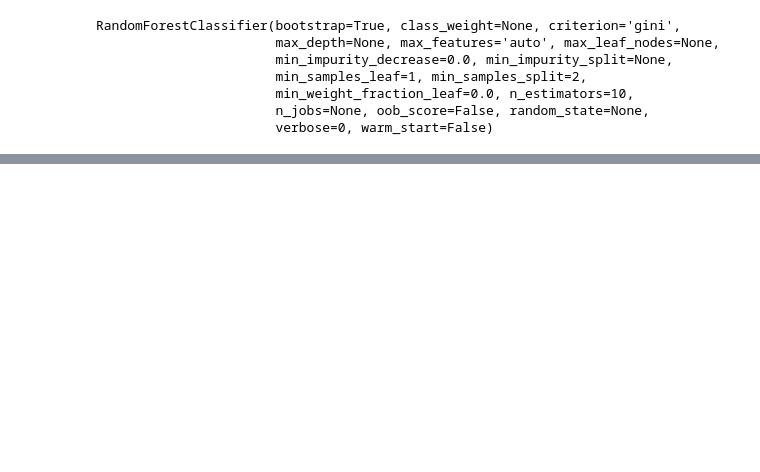
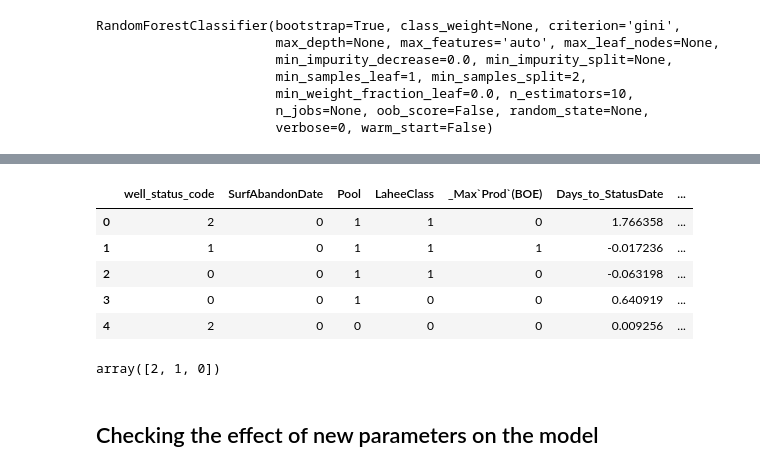
Before and after one commit to Mghane/reCLAIM-2019-Competition, a Jupyter notebook: Classification_Meisam.ipynb, the cells around one changed output, grey strips where cells are left out. Cells and saved outputs as stored; diff of their text form; code cells hidden in the pictures; blank space fills up the shorter version.

Commit message:
Adding more features to predictive model. Trying GBM and XgBoost

```diff
--- a/Classification_Meisam.ipynb
+++ b/Classification_Meisam.ipynb
@@ -1315,0 +1371,7 @@ weighted avg       0.80      0.81      0.80    176602
+# %%
+# Merge All BC data together
+df_train_processed['PSACAreaCode']=df_train_processed['PSACAreaCode'].where((df_train_processed['PSACAreaCode']!='BC0') &
+                                         (df_train_processed['PSACAreaCode']!='BC1') &
+                                         (df_train_processed['PSACAreaCode']!='BC2') &
+                                         (df_train_processed['PSACAreaCode']!='BC3'), 'BC')
+df_train_processed['PSACAreaCode'].unique()
@@ -1315,0 +1388,4 @@ weighted avg       0.80      0.81      0.80    176602
+# %%
+TVD_ss = RobustScaler()
+df_train_processed['Days_to_StatusDate'] =  TVD_ss.fit_transform(df_train_processed[['Days_to_StatusDate']])
+df_train_processed.describe().round(2)
@@ -1315,0 +1423,10 @@ weighted avg       0.80      0.81      0.80    176602
+# %%
+df_train_processed.dropna(inplace=True)
+df_train_processed['well_status_code'] = df_train_processed['well_status_code'].astype('int8')
+df_train_processed['SurfAbandonDate'] = df_train_processed['SurfAbandonDate'].astype('int8')
+df_train_processed['Pool'] = df_train_processed['Pool'].astype('int8')
+df_train_processed['LaheeClass'] = df_train_processed['LaheeClass'].astype('int8')
+df_train_processed['WellProfile'] = df_train_processed['WellProfile'].astype('category')
+df_train_processed['WellSymbPt1'] = df_train_processed['WellSymbPt1'].astype('category')
+df_train_processed['PSACAreaCode'] = df_train_processed['PSACAreaCode'].astype('category')
+df_train_processed['''_Max`Prod`(BOE)'''] = df_train_processed['''_Max`Prod`(BOE)'''].astype('int8');
@@ -1315,0 +1459,3 @@ weighted avg       0.80      0.81      0.80    176602
+# %%
+df_train_processed = pd.get_dummies(df_train_processed, drop_first=True)
+df_train_processed.info()
@@ -1315,0 +1480,15 @@ weighted avg       0.80      0.81      0.80    176602
+# %%
+df_train_processed.head()
+# %% [output]
+|  | well_status_code | SurfAbandonDate | Pool | LaheeClass | _Max`Prod`(BOE) | Days_to_StatusDate | ... |
+| 0 | 2 | 0 | 1 | 1 | 0 | 1.766358 | ... |
+| 1 | 1 | 0 | 1 | 1 | 1 | -0.017236 | ... |
+| 2 | 0 | 0 | 1 | 1 | 0 | -0.063198 | ... |
+| 3 | 0 | 0 | 1 | 0 | 0 | 0.640919 | ... |
+| 4 | 2 | 0 | 0 | 0 | 0 | 0.009256 | ... |
+# %%
+df_train_processed['well_status_code'].unique()
+# %% [output]
+array([2, 1, 0])
+# %% [markdown]
+## Checking the effect of new parameters on the model
```
Also changed, not shown: parts of 75 cells of this notebook.
